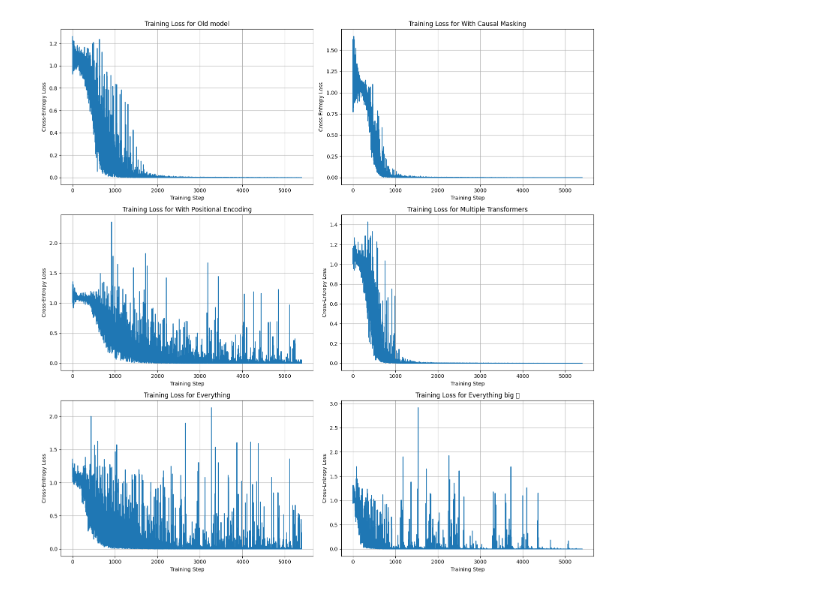
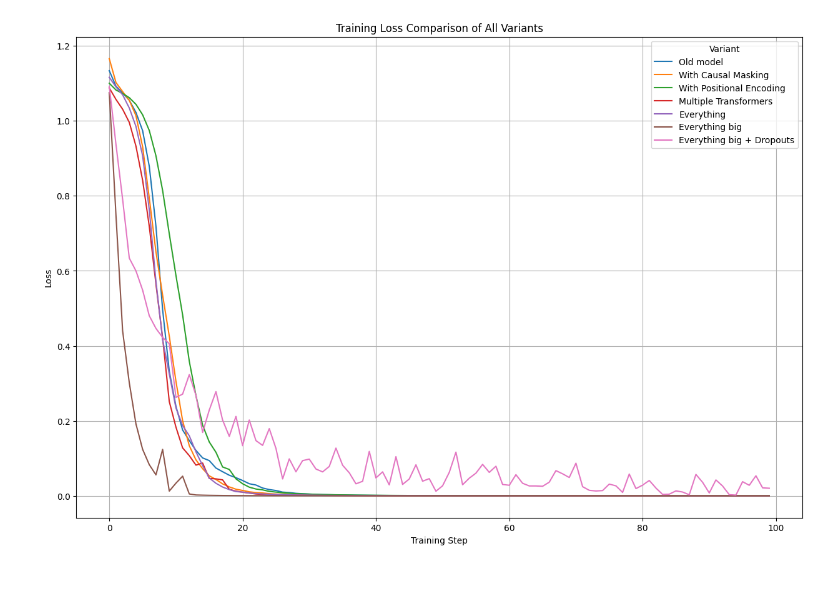
Before and after one commit to dattito/ml-journey, a Jupyter notebook: transformers_from_scratch/main.ipynb, the cells around one changed output. Cells and saved outputs as stored; diff of their text form; code cells hidden in the pictures.

Commit message:
feat: use val losses, implement projection layer and dropouts

```diff
--- a/transformers_from_scratch/main.ipynb
+++ b/transformers_from_scratch/main.ipynb
@@ -93,7 +99,7 @@ class Transformer(nn.Module):
 # %%
 # https://docs.pytorch.org/docs/stable/generated/torch.nn.functional.one_hot.html
 class PositionalEncoding(nn.Module):
-    def __init__(self, d_model: int, max_len: int = 5000, dropout: float = 0.1):
+    def __init__(self, d_model: int, dropout: float = 0.1, max_len: int = 5000):
         super().__init__()
         self.dropout = nn.Dropout(p=dropout)
         pe = torch.zeros(max_len, d_model)
@@ -135,7 +141,7 @@ model = BertProMax(
     n_heads=2,
     n_classes=3,
     positional_encoding=True,
-    causal_masking=True
+    causal_masking=True,
 )
 
 summary(model, input=(26,), dtypes=[torch.int])
@@ -297,43 +311,54 @@ variants.append(losses)
+# %%
+# Variant 7: Everything big + Dropouts
+model = BertProMax(
+    n_embeddings=bank_dataset.unique_word_count,
+    embedding_dim=16,
+    transformer_count=8,
+    n_heads=4,
+    n_classes=3,
+    positional_encoding=True,
+    causal_masking=True,
+    dropout=0.2
+)
+optimizer = AdamW(model.parameters())
+t, v = train(model, 100, optimizer, loss_fn)
+train_losses.append(t)
+val_losses.append(v)
 # %%
 import seaborn as sns
 import pandas as pd
 import matplotlib.pyplot as plt
 
 variant_names = [
     "Old model",
     "With Causal Masking",
     "With Positional Encoding",
     "Multiple Transformers",
     "Everything",
-    "Everything big 🔥"
+    "Everything big",
+    "Everything big + Dropouts"
 ]
 
 plot_data = []
-for i, variant_losses in enumerate(variants):
+for i, variant_losses in enumerate(train_losses):
     losses_float = [loss.item() for loss in variant_losses]
 
     df_variant = pd.DataFrame({
         'Step': range(len(losses_float)),
         'Loss': losses_float,
         'Variant': variant_names[i]
     })
     plot_data.append(df_variant)
 
 full_plot_data = pd.concat(plot_data)
 
-fig, axes = plt.subplots(3, 2, figsize=(15, 15))
-axes = axes.flatten()
-
-for i, variant_name in enumerate(variant_names):
-    ax = axes[i]
-    variant_data = full_plot_data[full_plot_data['Variant'] == variant_name]
-    sns.lineplot(data=variant_data, x='Step', y='Loss', ax=ax)
-    ax.set_title(f'Training Loss for {variant_name}')
-    ax.set_xlabel('Training Step')
-    ax.set_ylabel('Cross-Entropy Loss')
-    ax.grid(True)
-
-plt.tight_layout()
+plt.figure(figsize=(15, 10))
+sns.lineplot(data=full_plot_data, x='Step', y='Loss', hue='Variant')
+plt.title('Training Loss Comparison of All Variants')
+plt.xlabel('Training Step')
+plt.ylabel('Loss')
+plt.grid(True)
+plt.legend(title='Variant')
 plt.show()
 # %% [output]
-[figure, old version]
+[figure, new version]
```
Also changed, not shown: parts of 15 cells of this notebook, 8 other files.
